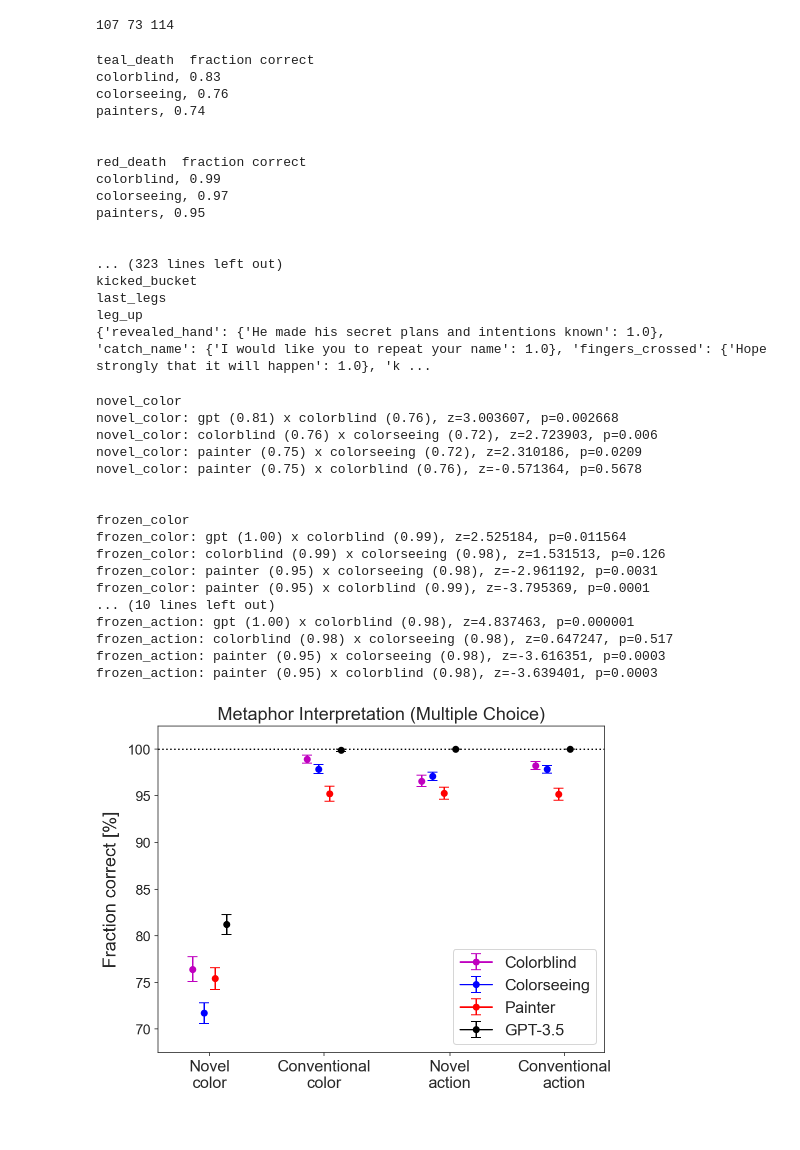
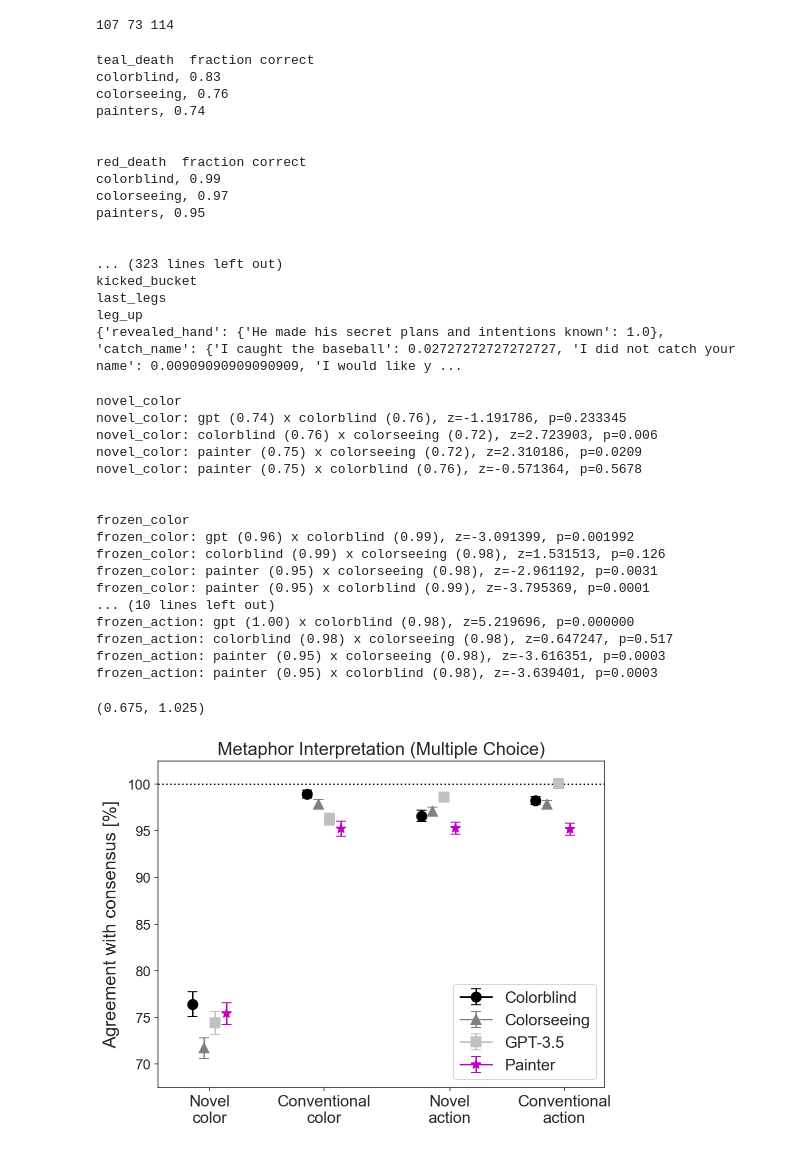
Before and after one commit to eonadler/color-metaphor, a Jupyter notebook: Study II/color_metaphor.ipynb, the cells around one changed output. Cells and saved outputs as stored; diff of their text form; code cells hidden in the pictures.

```diff
--- a/Study II/color_metaphor.ipynb
+++ b/Study II/color_metaphor.ipynb
@@ -276,7 +276,7 @@ for category_key in category_keys:
         for q in correct_answers_painters[category_key].keys():
             print(q)
             gpt_dict[key][q] = {}
-            gpt_answers = np.array(df['gpt4_temp1.0'].values[0][i]) #df[key]['{}'.format(i)].values[0]
+            gpt_answers = np.array(df[key].values[0][i]) #df[key]['{}'.format(i)].values[0]
             for k,ans in enumerate(gpt_answers):
                 if ans.startswith('1.') or ans.startswith('2.') or ans.startswith('3.'):
                     gpt_answers[k] = gpt_answers[k][3:]
@@ -313,7 +313,7 @@ painters, 0.95
 kicked_bucket
 last_legs
 leg_up
-{'revealed_hand': {'He made his secret plans and intentions known': 1.0}, 'catch_name': {'I would like you to repeat your name': 1.0}, 'fingers_crossed': {'Hope strongly that it will happen': 1.0}, 'k ...
+{'revealed_hand': {'He made his secret plans and intentions known': 1.0}, 'catch_name': {'I caught the baseball': 0.02727272727272727, 'I did not catch your name': 0.00909090909090909, 'I would like y ...
 # %%
 #Group comparisons
 for key in category_keys:
@@ -349,19 +349,19 @@ for key in category_keys:
     print('\n')
 # %% [output]
 novel_color
-novel_color: gpt (0.81) x colorblind (0.76), z=3.003607, p=0.002668
+novel_color: gpt (0.74) x colorblind (0.76), z=-1.191786, p=0.233345
 novel_color: colorblind (0.76) x colorseeing (0.72), z=2.723903, p=0.006
 novel_color: painter (0.75) x colorseeing (0.72), z=2.310186, p=0.0209
 novel_color: painter (0.75) x colorblind (0.76), z=-0.571364, p=0.5678
 
 
 frozen_color
-frozen_color: gpt (1.00) x colorblind (0.99), z=2.525184, p=0.011564
+frozen_color: gpt (0.96) x colorblind (0.99), z=-3.091399, p=0.001992
 frozen_color: colorblind (0.99) x colorseeing (0.98), z=1.531513, p=0.126
 frozen_color: painter (0.95) x colorseeing (0.98), z=-2.961192, p=0.0031
 frozen_color: painter (0.95) x colorblind (0.99), z=-3.795369, p=0.0001
 ... (10 lines left out)
-frozen_action: gpt (1.00) x colorblind (0.98), z=4.837463, p=0.000001
+frozen_action: gpt (1.00) x colorblind (0.98), z=5.219696, p=0.000000
 frozen_action: colorblind (0.98) x colorseeing (0.98), z=0.647247, p=0.517
 frozen_action: painter (0.95) x colorseeing (0.98), z=-3.616351, p=0.0003
 frozen_action: painter (0.95) x colorblind (0.98), z=-3.639401, p=0.0003
@@ -371,96 +371,92 @@ plt.figure(figsize=(8,6))
 frac = colorblind_correct_all['novel_color']/colorblind_tot_all['novel_color']
 plt.errorbar(0,frac,
             yerr=np.sqrt(frac*(1.-frac)/colorblind_tot_all['novel_color']),
-            marker='o',capsize=5,c='m')
+            marker='o',markersize=10,capsize=5,c='k')
 
 frac = colorseeing_correct_all['novel_color']/colorseeing_tot_all['novel_color']
 plt.errorbar(0.1,colorseeing_correct_all['novel_color']/colorseeing_tot_all['novel_color'],
             yerr=np.sqrt(frac*(1.-frac)/colorseeing_tot_all['novel_color']),
-            marker='o',capsize=5,c='b')
+            marker='^',markersize=10,capsize=5,c='gray')
 
 frac = painter_correct_all['novel_color']/painter_tot_all['novel_color']
-plt.errorbar(0.2,painter_correct_all['novel_color']/painter_tot_all['novel_color'],
+plt.errorbar(0.3,painter_correct_all['novel_color']/painter_tot_all['novel_color'],
             yerr=np.sqrt(frac*(1.-frac)/painter_tot_all['novel_color']),
-            marker='o',capsize=5,c='r')
+            marker='*',markersize=10,capsize=5,c='m')
 
-plt.errorbar(0.3,gpt_correct_all['novel_color']/gpt_tot_all['novel_color'],
+plt.errorbar(0.2,gpt_correct_all['novel_color']/gpt_tot_all['novel_color'],
             yerr=np.sqrt(gpt_tot_all['novel_color']-gpt_correct_all['novel_color'])/gpt_tot_all['novel_color'],
-            marker='o',capsize=5,c='k')
-
+            marker='s',markersize=10,capsize=5,c='silver')
 ###
 
 frac = colorblind_correct_all['frozen_color']/colorblind_tot_all['frozen_color']
 plt.errorbar(1,frac,
             yerr=np.sqrt(frac*(1.-frac)/colorblind_tot_all['frozen_color']),
-            marker='o',capsize=5,c='m',label='Colorblind')
+            marker='o',markersize=10,capsize=5,c='k',label='Colorblind')
 
 frac = colorseeing_correct_all['frozen_color']/colorseeing_tot_all['frozen_color']
 plt.errorbar(1.1,colorseeing_correct_all['frozen_color']/colorseeing_tot_all['frozen_color'],
             yerr=np.sqrt(frac*(1.-frac)/colorseeing_tot_all['frozen_color']),
-            marker='o',capsize=5,c='b',label='Colorseeing')
+            marker='^',markersize=10,capsize=5,c='gray',label='Colorseeing')
+
+plt.errorbar(1.2,gpt_correct_all['frozen_color']/gpt_tot_all['frozen_color'],
+            yerr=np.sqrt(gpt_tot_all['frozen_color']-gpt_correct_all['frozen_color'])/gpt_tot_all['frozen_color'],
+            marker='s',markersize=10,capsize=5,c='silver',label='GPT-3.5')
 
 frac = painter_correct_all['frozen_color']/painter_tot_all['frozen_color']
-plt.errorbar(1.2,painter_correct_all['frozen_color']/painter_tot_all['frozen_color'],
+plt.errorbar(1.3,painter_correct_all['frozen_color']/painter_tot_all['frozen_color'],
             yerr=np.sqrt(frac*(1.-frac)/painter_tot_all['frozen_color']),
-            marker='o',capsize=5,c='r',label='Painter')
-
-plt.errorbar(1.3,gpt_correct_all['frozen_color']/gpt_tot_all['frozen_color'],
-            yerr=np.sqrt(gpt_tot_all['frozen_color']-gpt_correct_all['frozen_color'])/gpt_tot_all['frozen_color'],
-            marker='o',capsize=5,c='k',label='GPT-3.5')
-
+            marker='*',markersize=10,capsize=5,c='m',label='Painter')
 ###
 
 frac = colorblind_correct_all['novel_action']/colorblind_tot_all['novel_action']
 plt.errorbar(2,frac,
             yerr=np.sqrt(frac*(1.-frac)/colorblind_tot_all['novel_action']),
-            marker='o',capsize=5,c='m')
+            marker='o',markersize=10,capsize=5,c='k')
 
 frac = colorseeing_correct_all['novel_action']/colorseeing_tot_all['novel_action']
 plt.errorbar(2.1,colorseeing_correct_all['novel_action']/colorseeing_tot_all['novel_action'],
             yerr=np.sqrt(frac*(1.-frac)/colorseeing_tot_all['novel_action']),
-            marker='o',capsize=5,c='b')
+            marker='^',markersize=10,capsize=5,c='gray')
+
+plt.errorbar(2.2,gpt_correct_all['novel_action']/gpt_tot_all['novel_action'],
+            yerr=np.sqrt(gpt_tot_all['novel_action']-gpt_correct_all['novel_action'])/gpt_tot_all['novel_action'],
+            marker='s',markersize=10,capsize=5,c='silver')
 
 frac = painter_correct_all['novel_action']/painter_tot_all['novel_action']
-plt.errorbar(2.2,painter_correct_all['novel_action']/painter_tot_all['novel_action'],
+plt.errorbar(2.3,painter_correct_all['novel_action']/painter_tot_all['novel_action'],
             yerr=np.sqrt(frac*(1.-frac)/painter_tot_all['novel_action']),
-            marker='o',capsize=5,c='r')
-
-plt.errorbar(2.3,gpt_correct_all['novel_action']/gpt_tot_all['novel_action'],
-            yerr=np.sqrt(gpt_tot_all['novel_action']-gpt_correct_all['novel_action'])/gpt_tot_all['novel_action'],
-            marker='o',capsize=5,c='k')
-
+            marker='*',markersize=10,capsize=5,c='m')
 ###
 
 frac = colorblind_correct_all['frozen_action']/colorblind_tot_all['frozen_action']
 plt.errorbar(3,frac,
             yerr=np.sqrt(frac*(1.-frac)/colorblind_tot_all['frozen_action']),
-            marker='o',capsize=5,c='m')
+            marker='o',markersize=10,capsize=5,c='k')
 
 frac = colorseeing_correct_all['frozen_action']/colorseeing_tot_all['frozen_action']
 plt.errorbar(3.1,colorseeing_correct_all['frozen_action']/colorseeing_tot_all['frozen_action'],
             yerr=np.sqrt(frac*(1.-frac)/colorseeing_tot_all['frozen_action']),
-            marker='o',capsize=5,c='b')
+            marker='^',markersize=10,capsize=5,c='gray')
+
+plt.errorbar(3.2,gpt_correct_all['frozen_action']/gpt_tot_all['frozen_action'],
+            yerr=np.sqrt(gpt_tot_all['frozen_action']-gpt_correct_all['frozen_action'])/gpt_tot_all['frozen_action'],
+            marker='s',markersize=10,capsize=5,c='silver')
 
 frac = painter_correct_all['frozen_action']/painter_tot_all['frozen_action']
-plt.errorbar(3.2,painter_correct_all['frozen_action']/painter_tot_all['frozen_action'],
+plt.errorbar(3.3,painter_correct_all['frozen_action']/painter_tot_all['frozen_action'],
             yerr=np.sqrt(frac*(1.-frac)/painter_tot_all['frozen_action']),
-            marker='o',capsize=5,c='r')
-
-plt.errorbar(3.3,gpt_correct_all['frozen_action']/gpt_tot_all['frozen_action'],
-            yerr=np.sqrt(gpt_tot_all['frozen_action']-gpt_correct_all['frozen_action'])/gpt_tot_all['frozen_action'],
-            marker='o',capsize=5,c='k')
-
+            marker='*',markersize=10,capsize=5,c='m')
 ###
 
 plt.plot(np.linspace(-0.3,3.6,10),np.ones(10),'k:')
 
 plt.xticks([0.15,1.15,2.25,3.25],['Novel\ncolor', 'Conventional\ncolor', 'Novel\naction', 'Conventional\naction'],fontsize=16)
 plt.legend(loc=4,fontsize=16)
 plt.title('Metaphor Interpretation (Multiple Choice)',fontsize=18)
-plt.ylabel('Fraction correct [%]',fontsize=18,labelpad=8)
+plt.ylabel('Agreement with consensus [%]',fontsize=18,labelpad=8)
 plt.yticks([0.7,0.75,0.8,0.85,0.9,0.95,1.],['70','75','80','85','90','95','100'],fontsize=14)
 plt.xlim(-0.3,3.6)
 plt.ylim(0.675,1.025)
-plt.show()
 # %% [output]
+(0.675, 1.025)
-[figure, old version]
+[figure, new version]
```
Also changed, not shown: 1 other file.
